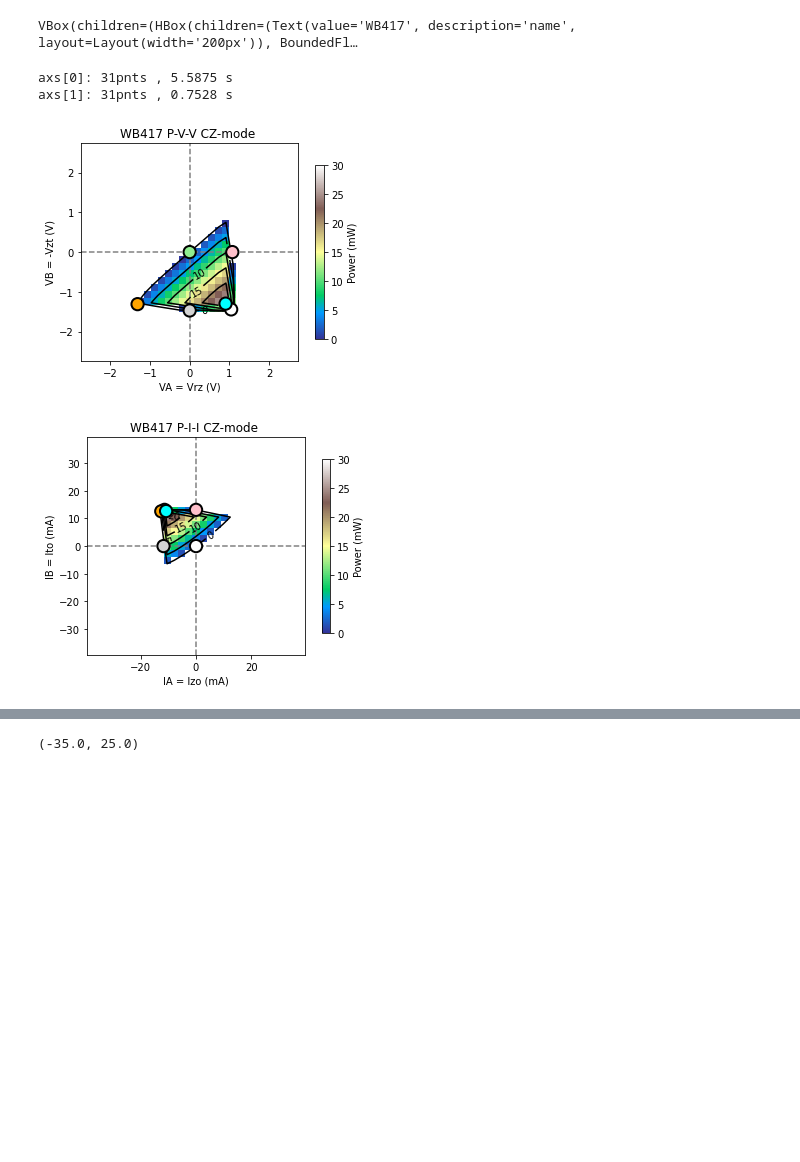
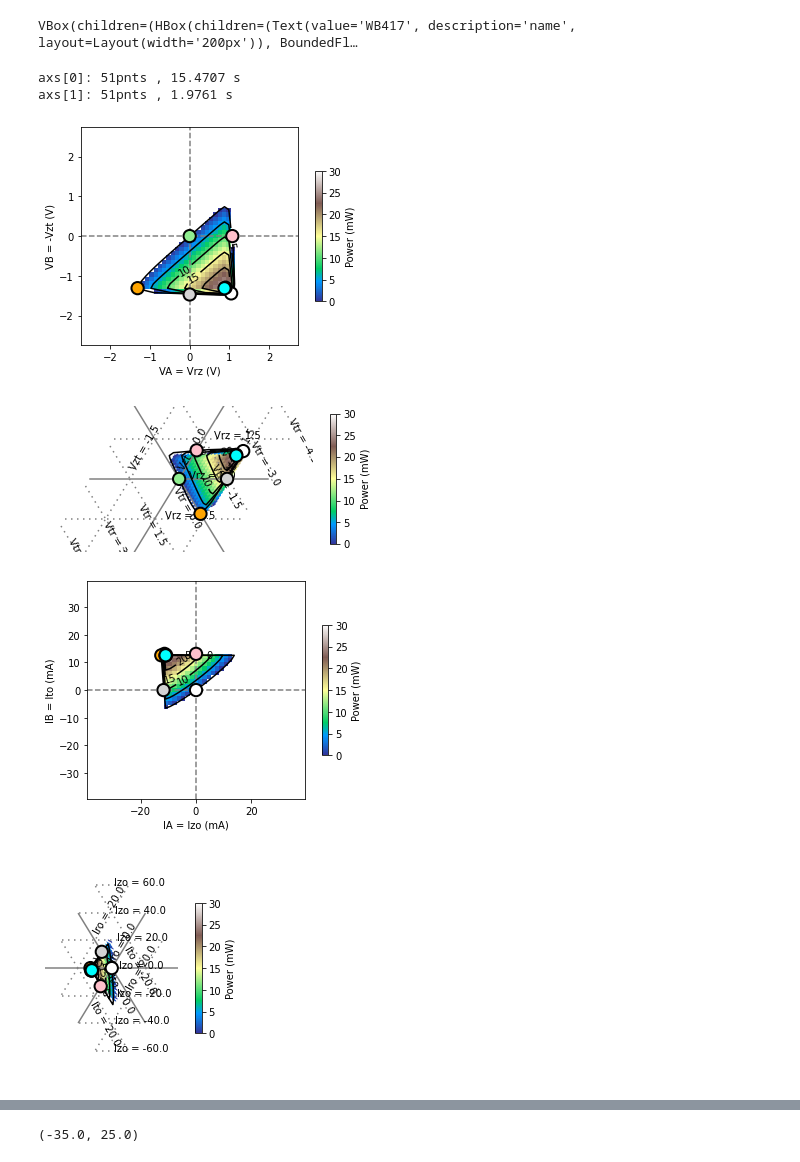
Before and after one commit to NREL/PVcircuit, a Jupyter notebook: notebooks/WB417 GaInP-r-GaAs.ipynb, the cells around one changed output, grey strips where cells are left out. Saved outputs shown, nothing was run; the diff lists cells and outputs as text; code cells hidden in the pictures; blank space fills up the shorter version.

```diff
--- a/notebooks/WB417 GaInP-r-GaAs.ipynb
+++ b/notebooks/WB417 GaInP-r-GaAs.ipynb
@@ -21,12 +21,14 @@ WB417.controls()
 # %% [output]
 VBox(children=(HBox(children=(Text(value='WB417', description='name', layout=Layout(width='200px')), BoundedFl…
 # %%
-pnts=31
+pnts=51
 # %%
-CZV_fig, CZI_fig, CZ_axs, CZ_iv, CZ_sp = WB417.plot(meastype='CZ', pnts=pnts)
+CZ_figs, CZ_axs, CZ_iv, CZ_sp = WB417.plot(meastype='CZ', pnts=pnts)
 # %% [output]
-axs[0]: 31pnts , 5.5875 s
-axs[1]: 31pnts , 0.7528 s
+axs[0]: 51pnts , 15.4707 s
+axs[1]: 51pnts , 1.9761 s
-[figure, old version]
+[figure, new version]
-[figure, old version]
+[figure, new version]
+[figure, added]
+[figure, added]
 # %%
```
Also changed, not shown: parts of 8 cells of this notebook, 16 other files.
